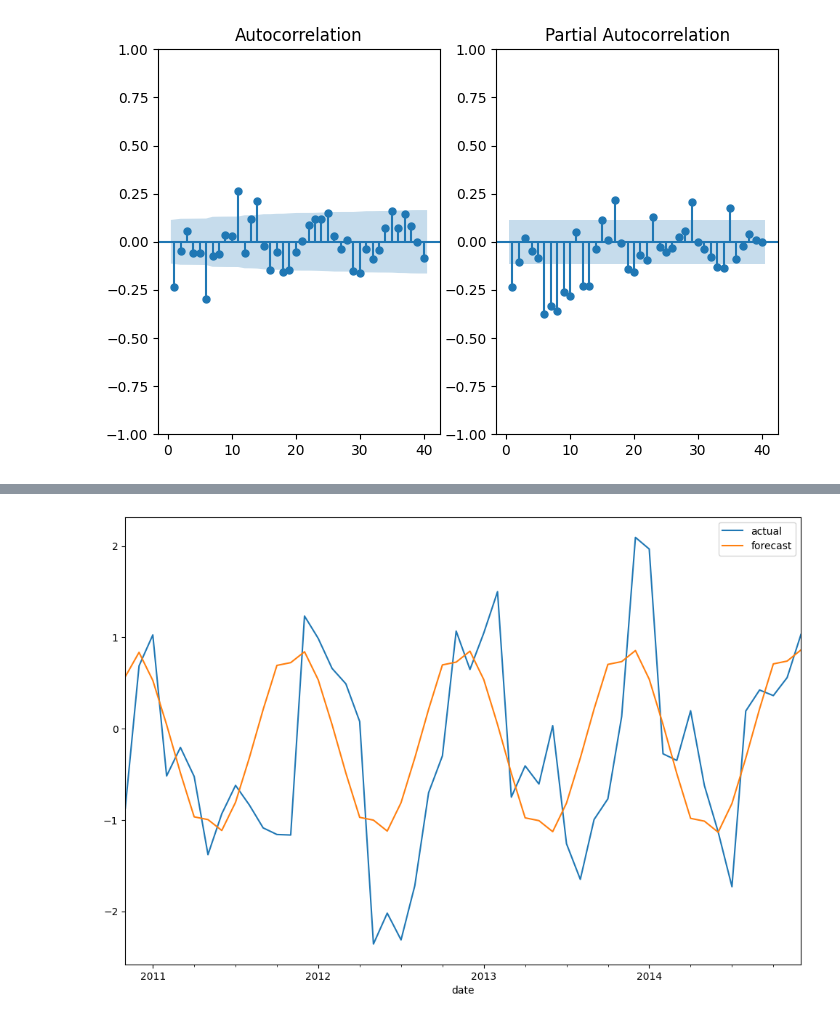
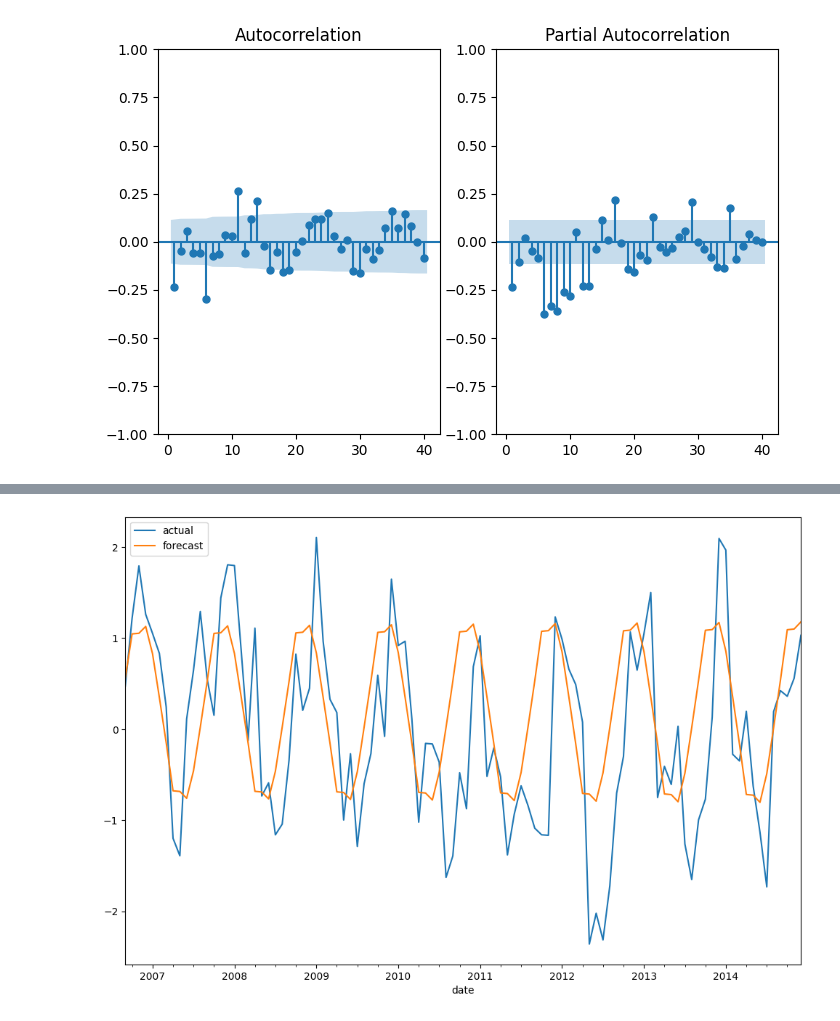
Before and after one commit to flavioherrada09/Tarea3_Herrada_Murguia, a Jupyter notebook: Tarea_3.ipynb, the cells around one changed output, grey strips where cells are left out. Saved outputs shown, nothing was run; the diff lists cells and outputs as text; code cells hidden in the pictures.

```diff
--- a/Tarea_3.ipynb
+++ b/Tarea_3.ipynb
@@ -691,5 +790,5 @@ Model done for params: (2, 1, 2), (2, 0, 2, 6), ct
 # %%
 modelo.sarimaxModel((0, 1, 2), (1, 0, 1, 6), 'n')
-modelo.prediction(50)
+modelo.prediction(100)
 # %% [output]
-[figure, old version]
+[figure, new version]
```
Also changed, not shown: parts of 12 cells of this notebook.
